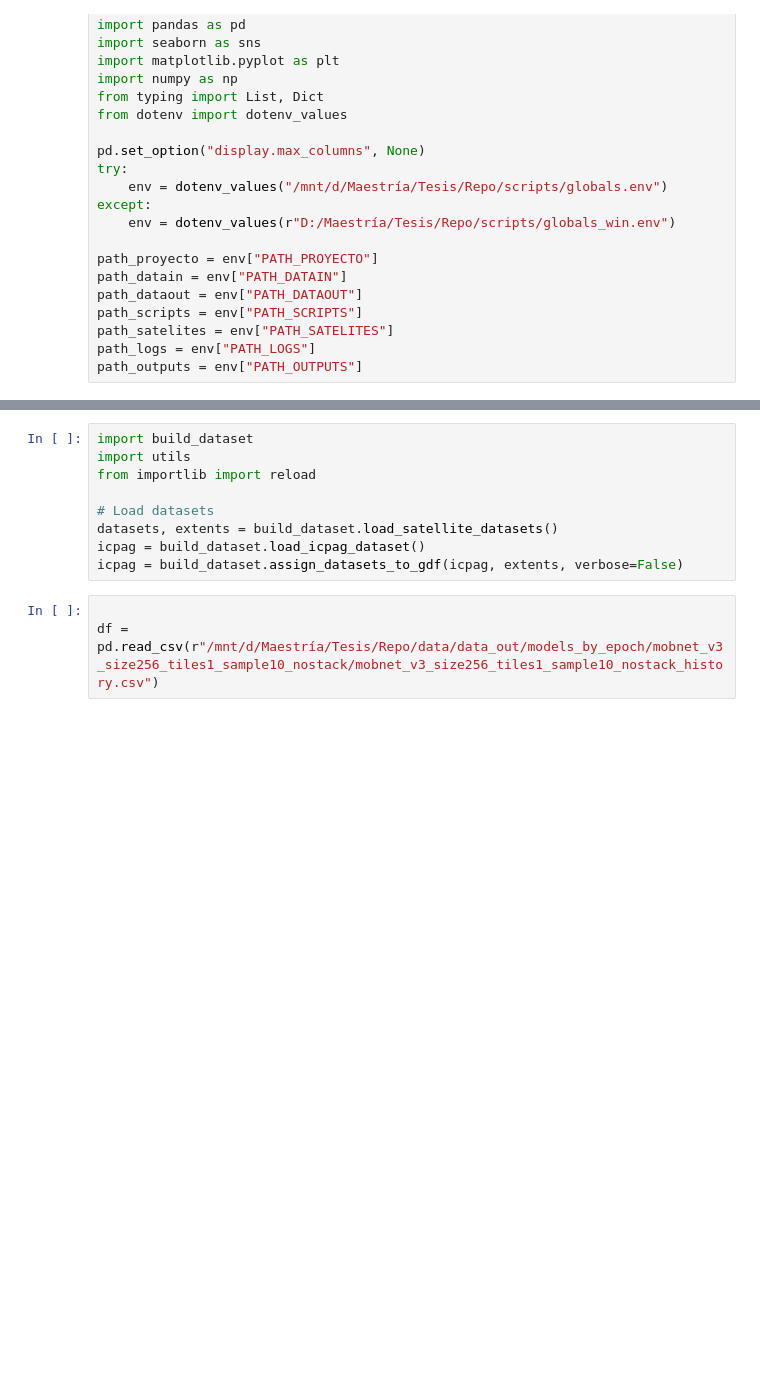
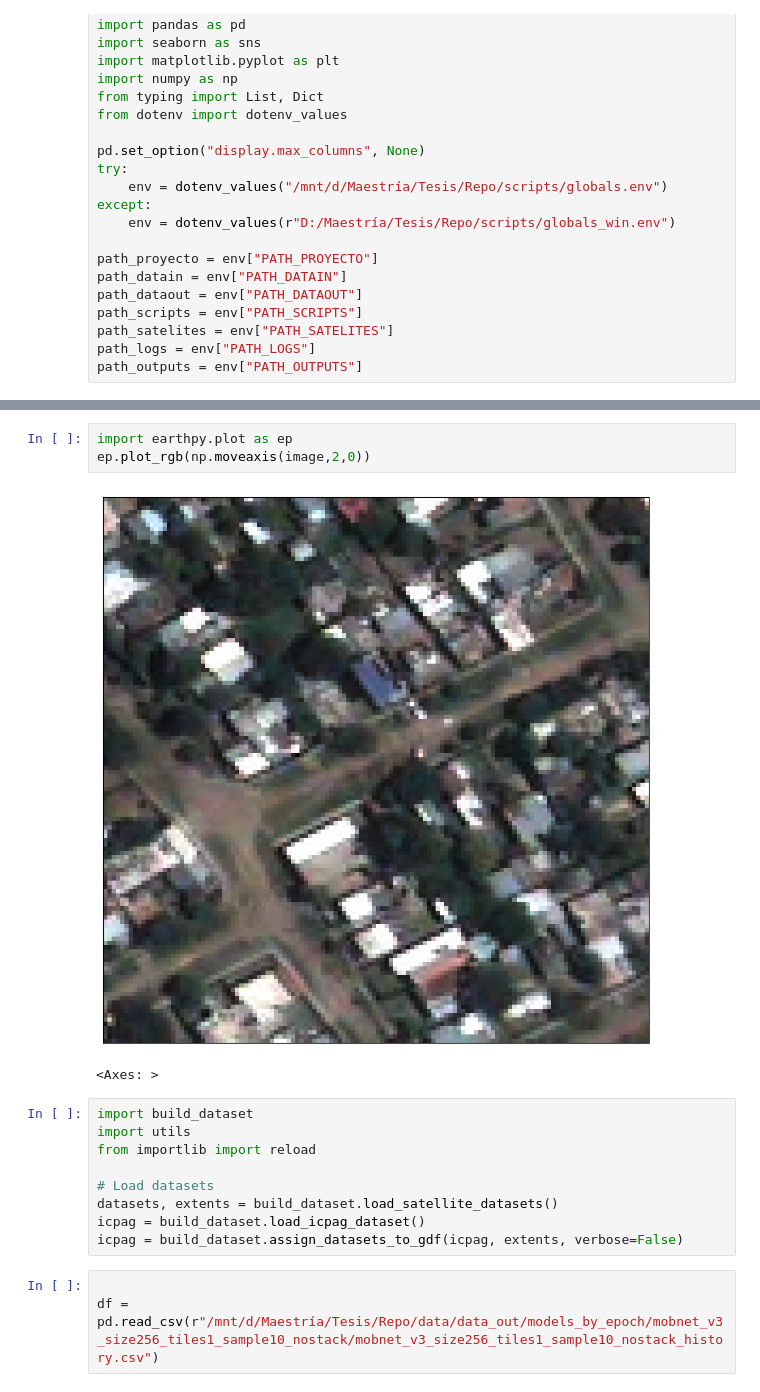
Before and after one commit to Queeno11/Satellite-Imagery-Income-Prediction, a Jupyter notebook: scripts/debug.ipynb, the cells around one changed output, grey strips where cells are left out. Cells and saved outputs as stored; diff of their text form; blank space fills up the shorter version.

```diff
--- a/scripts/debug.ipynb
+++ b/scripts/debug.ipynb
@@ -26,3 +200,9 @@ path_outputs = env["PATH_OUTPUTS"]
+# %%
+import earthpy.plot as ep
+ep.plot_rgb(np.moveaxis(image,2,0))
+# %% [output]
+[figure, added]
+<Axes: >
 # %%
 import build_dataset
 import utils
```
Also changed, not shown: parts of 33 cells of this notebook, 5 other files.
